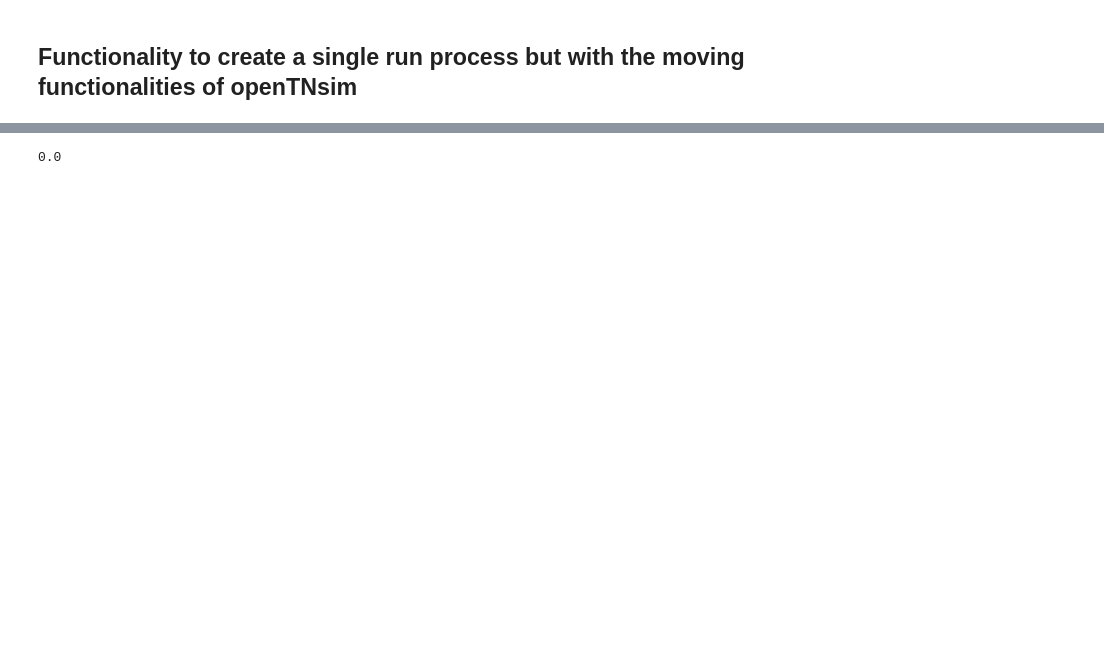
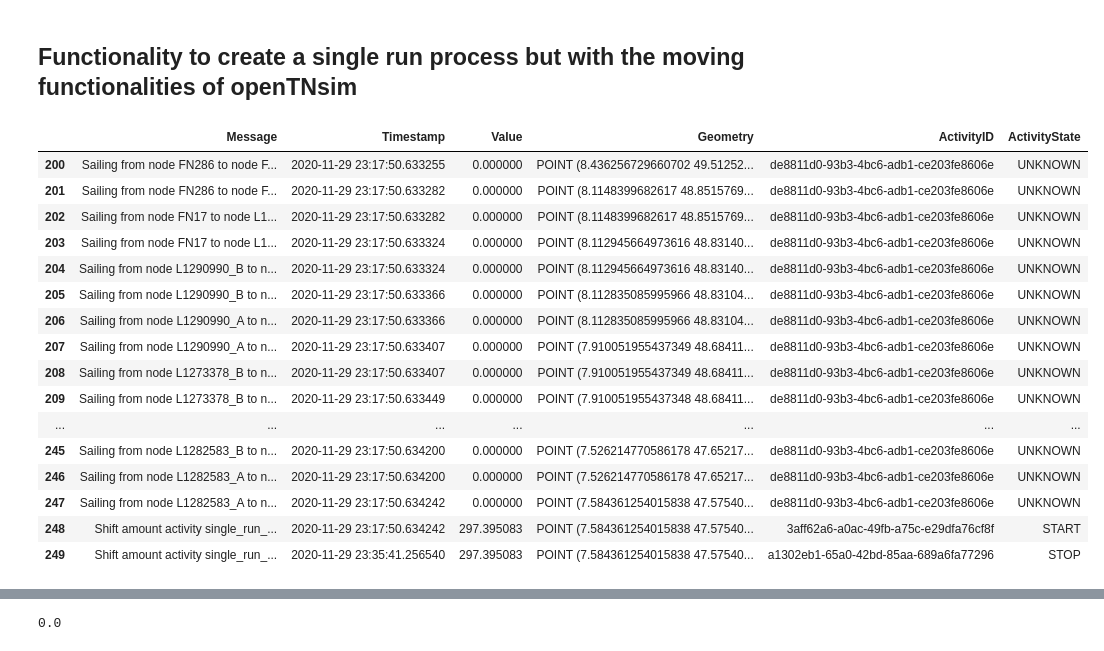
Before and after one commit to Deltares-research/digitaltwin-waterway, a Jupyter notebook: notebooks/openclsim-on-graph.ipynb, the cells around one changed output, grey strips where cells are left out. Drawn from its saved outputs; the diff is of its cells as text; code cells hidden in the pictures; blank space fills up the shorter version.

```diff
--- a/notebooks/openclsim-on-graph.ipynb
+++ b/notebooks/openclsim-on-graph.ipynb
@@ -153,4 +149,24 @@ single_run_b, activity_b, while_activity_b  = single_run_process(
 )
 
 env.run()
+# %%
+pd.DataFrame(NPRC_110_a.log).iloc[200:250]
+# %% [output]
+|  | Message | Timestamp | Value | Geometry | ActivityID | ActivityState |
+| 200 | Sailing from node FN286 to node F... | 2020-11-29 23:17:50.633255 | 0.000000 | POINT (8.436256729660702 49.51252... | de8811d0-93b3-4bc6-adb1-ce203fe8606e | UNKNOWN |
+| 201 | Sailing from node FN286 to node F... | 2020-11-29 23:17:50.633282 | 0.000000 | POINT (8.1148399682617 48.8515769... | de8811d0-93b3-4bc6-adb1-ce203fe8606e | UNKNOWN |
+| 202 | Sailing from node FN17 to node L1... | 2020-11-29 23:17:50.633282 | 0.000000 | POINT (8.1148399682617 48.8515769... | de8811d0-93b3-4bc6-adb1-ce203fe8606e | UNKNOWN |
+| 203 | Sailing from node FN17 to node L1... | 2020-11-29 23:17:50.633324 | 0.000000 | POINT (8.112945664973616 48.83140... | de8811d0-93b3-4bc6-adb1-ce203fe8606e | UNKNOWN |
+| 204 | Sailing from node L1290990_B to n... | 2020-11-29 23:17:50.633324 | 0.000000 | POINT (8.112945664973616 48.83140... | de8811d0-93b3-4bc6-adb1-ce203fe8606e | UNKNOWN |
+| 205 | Sailing from node L1290990_B to n... | 2020-11-29 23:17:50.633366 | 0.000000 | POINT (8.112835085995966 48.83104... | de8811d0-93b3-4bc6-adb1-ce203fe8606e | UNKNOWN |
+| 206 | Sailing from node L1290990_A to n... | 2020-11-29 23:17:50.633366 | 0.000000 | POINT (8.112835085995966 48.83104... | de8811d0-93b3-4bc6-adb1-ce203fe8606e | UNKNOWN |
+| 207 | Sailing from node L1290990_A to n... | 2020-11-29 23:17:50.633407 | 0.000000 | POINT (7.910051955437349 48.68411... | de8811d0-93b3-4bc6-adb1-ce203fe8606e | UNKNOWN |
+| 208 | Sailing from node L1273378_B to n... | 2020-11-29 23:17:50.633407 | 0.000000 | POINT (7.910051955437349 48.68411... | de8811d0-93b3-4bc6-adb1-ce203fe8606e | UNKNOWN |
+| 209 | Sailing from node L1273378_B to n... | 2020-11-29 23:17:50.633449 | 0.000000 | POINT (7.910051955437348 48.68411... | de8811d0-93b3-4bc6-adb1-ce203fe8606e | UNKNOWN |
+| ... | ... | ... | ... | ... | ... | ... |
+| 245 | Sailing from node L1282583_B to n... | 2020-11-29 23:17:50.634200 | 0.000000 | POINT (7.526214770586178 47.65217... | de8811d0-93b3-4bc6-adb1-ce203fe8606e | UNKNOWN |
+| 246 | Sailing from node L1282583_A to n... | 2020-11-29 23:17:50.634200 | 0.000000 | POINT (7.526214770586178 47.65217... | de8811d0-93b3-4bc6-adb1-ce203fe8606e | UNKNOWN |
+| 247 | Sailing from node L1282583_A to n... | 2020-11-29 23:17:50.634242 | 0.000000 | POINT (7.584361254015838 47.57540... | de8811d0-93b3-4bc6-adb1-ce203fe8606e | UNKNOWN |
+| 248 | Shift amount activity single_run_... | 2020-11-29 23:17:50.634242 | 297.395083 | POINT (7.584361254015838 47.57540... | 3aff62a6-a0ac-49fb-a75c-e29dfa76cf8f | START |
+| 249 | Shift amount activity single_run_... | 2020-11-29 23:35:41.256540 | 297.395083 | POINT (7.584361254015838 47.57540... | a1302eb1-65a0-42bd-85aa-689a6fa77296 | STOP |
 # %%
```
Also changed, not shown: parts of 10 cells of this notebook.
